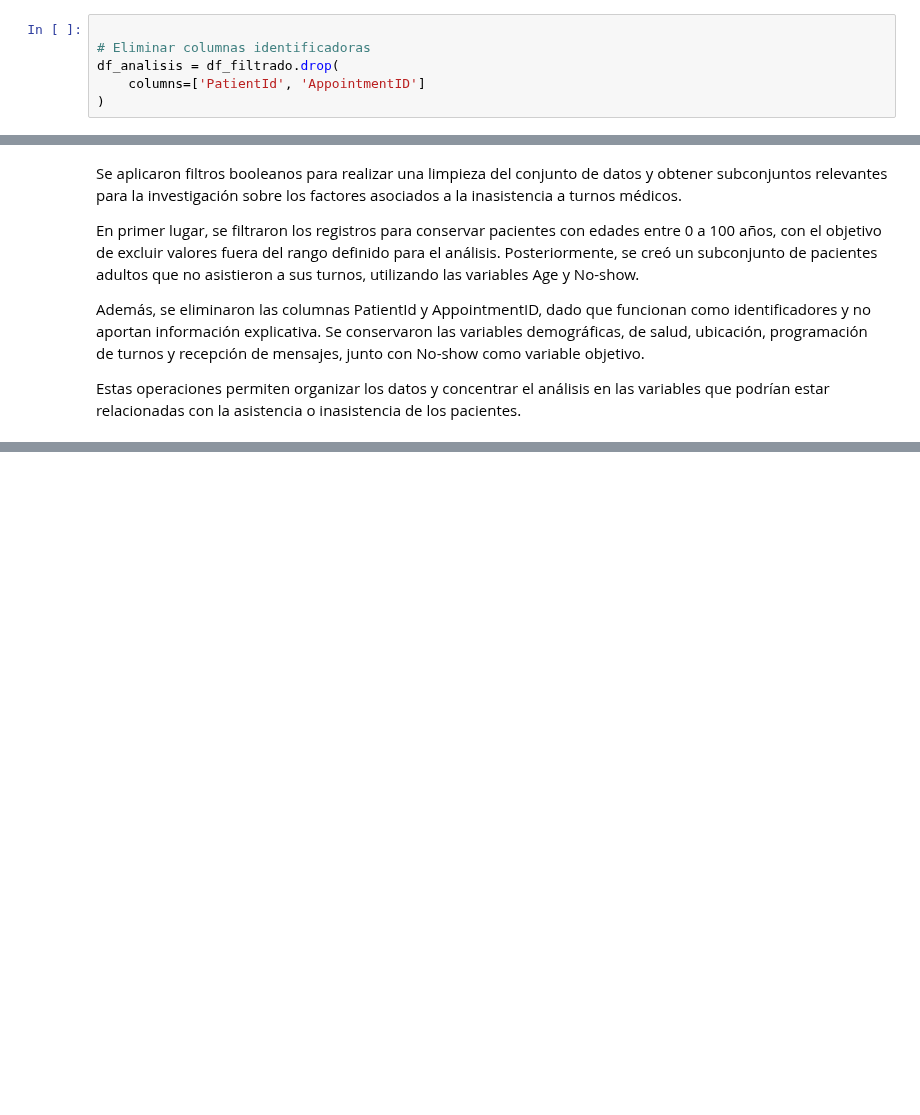
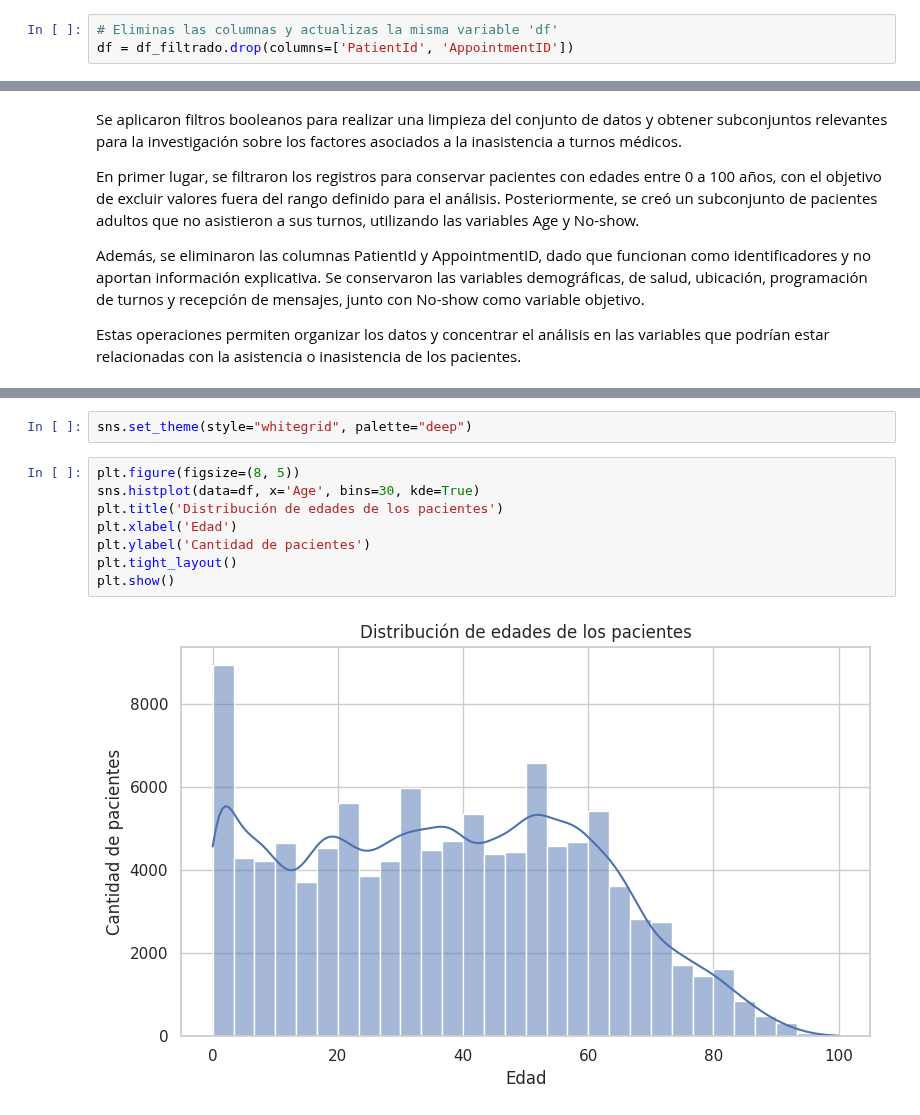
Before and after one commit to ludmiladenise/DataScientist, a Jupyter notebook: EDA.ipynb, the cells around one changed output, grey strips where cells are left out. Saved outputs shown, nothing was run; the diff lists cells and outputs as text; blank space fills up the shorter version.

```diff
--- a/EDA.ipynb
+++ b/EDA.ipynb
@@ -204,9 +203,6 @@ En este dataset, No-show == 'Yes' indica que el paciente no asistió al turno, m
 
 Para analizar los factores asociados a la asistencia, los identificadores individuales (id)  no suelen aportar información explicativa directa. Al eliminarlos conservarmos las variables relevantes.
 # %%
-
-# Eliminar columnas identificadoras
-df_analisis = df_filtrado.drop(
-    columns=['PatientId', 'AppointmentID']
-)
+# Eliminas las columnas y actualizas la misma variable 'df'
+df = df_filtrado.drop(columns=['PatientId', 'AppointmentID'])
 # %%
@@ -255,0 +283,12 @@ Estas operaciones permiten organizar los datos y concentrar el análisis en las
+# %%
+sns.set_theme(style="whitegrid", palette="deep")
+# %%
+plt.figure(figsize=(8, 5))
+sns.histplot(data=df, x='Age', bins=30, kde=True)
+plt.title('Distribución de edades de los pacientes')
+plt.xlabel('Edad')
+plt.ylabel('Cantidad de pacientes')
+plt.tight_layout()
+plt.show()
+# %% [output]
+[figure, added]
```
Also changed, not shown: parts of 15 cells of this notebook.
